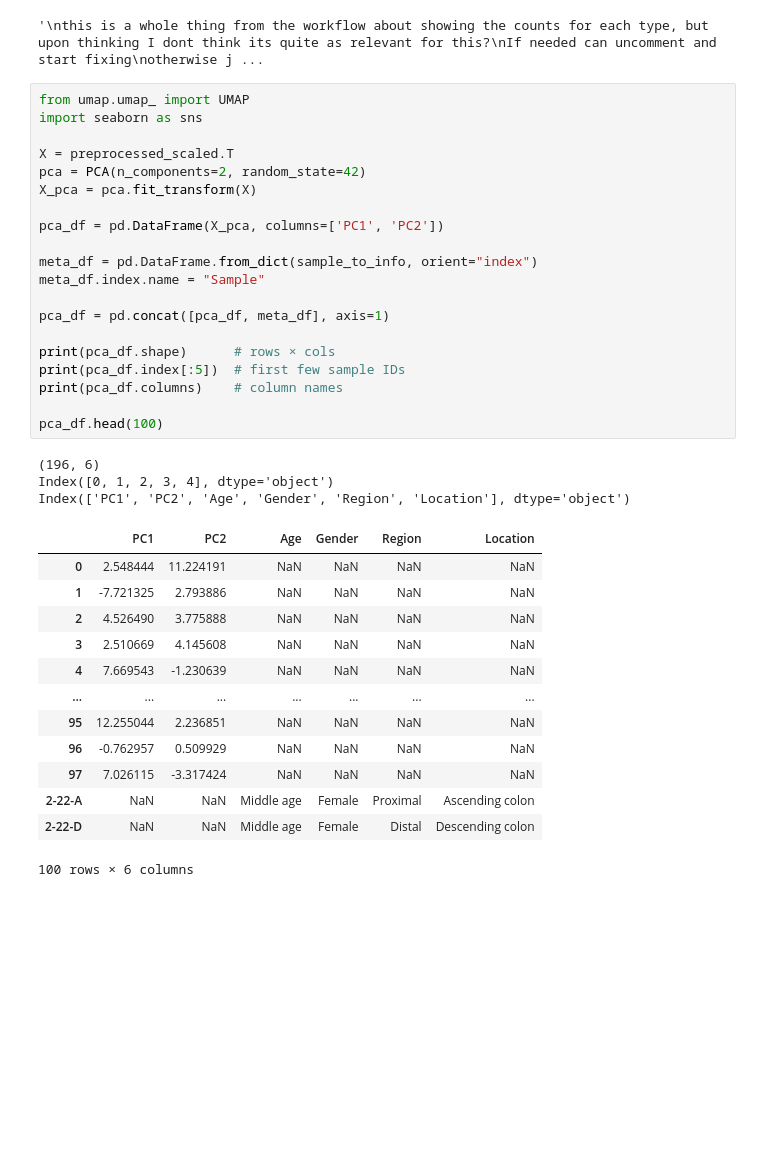
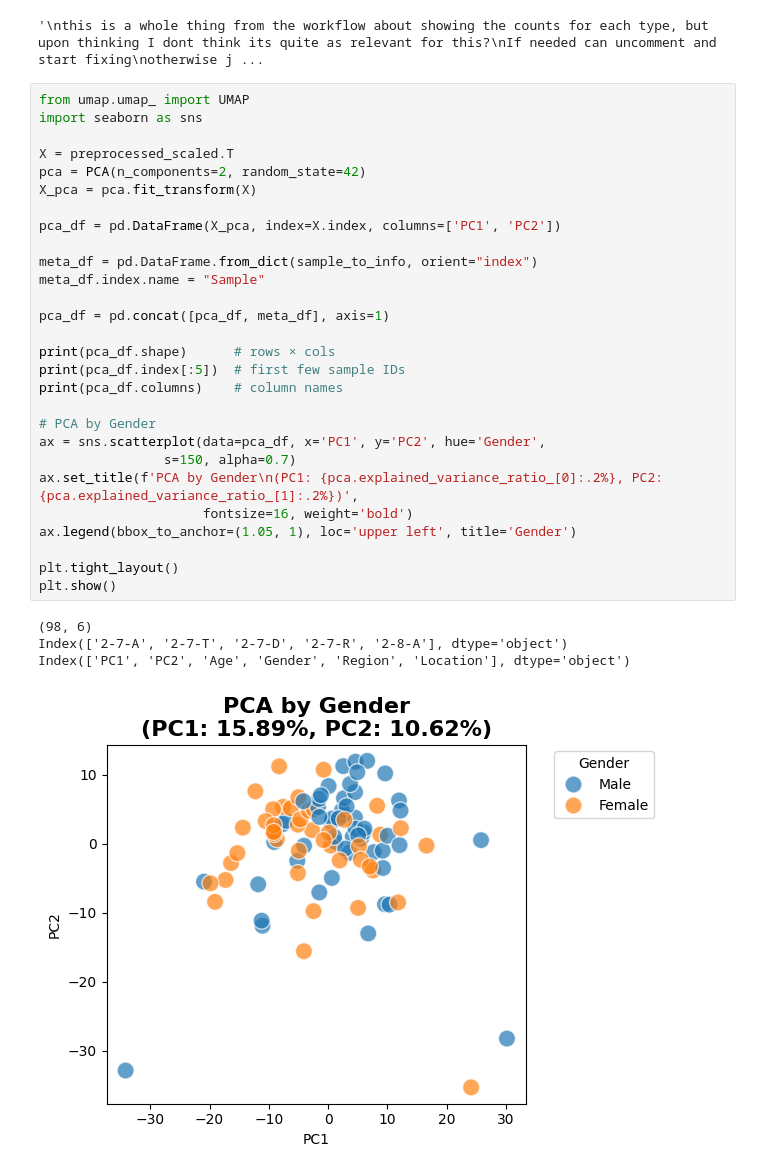
Before and after one commit to CadenBold/intestinal-omics, a Jupyter notebook: working.ipynb, the cells around one changed output. Drawn from its saved outputs; the diff is of its cells as text; blank space fills up the shorter version.

```diff
--- a/working.ipynb
+++ b/working.ipynb
@@ -172,37 +172,33 @@ display(all_groups_summary)
 # %%
 from umap.umap_ import UMAP
 import seaborn as sns
 
 X = preprocessed_scaled.T
 pca = PCA(n_components=2, random_state=42)
 X_pca = pca.fit_transform(X)
 
-pca_df = pd.DataFrame(X_pca, columns=['PC1', 'PC2'])
+pca_df = pd.DataFrame(X_pca, index=X.index, columns=['PC1', 'PC2'])
 
 meta_df = pd.DataFrame.from_dict(sample_to_info, orient="index")
 meta_df.index.name = "Sample"
 
 pca_df = pd.concat([pca_df, meta_df], axis=1)
 
 print(pca_df.shape)      # rows × cols
 print(pca_df.index[:5])  # first few sample IDs
 print(pca_df.columns)    # column names
 
-pca_df.head(100)
+# PCA by Gender
+ax = sns.scatterplot(data=pca_df, x='PC1', y='PC2', hue='Gender',
+                s=150, alpha=0.7)
+ax.set_title(f'PCA by Gender\n(PC1: {pca.explained_variance_ratio_[0]:.2%}, PC2: {pca.explained_variance_ratio_[1]:.2%})',
+                     fontsize=16, weight='bold')
+ax.legend(bbox_to_anchor=(1.05, 1), loc='upper left', title='Gender')
+
+plt.tight_layout()
+plt.show()
 # %% [output]
-(196, 6)
-Index([0, 1, 2, 3, 4], dtype='object')
+(98, 6)
+Index(['2-7-A', '2-7-T', '2-7-D', '2-7-R', '2-8-A'], dtype='object')
 Index(['PC1', 'PC2', 'Age', 'Gender', 'Region', 'Location'], dtype='object')
-|  | PC1 | PC2 | Age | Gender | Region | Location |
-| 0 | 2.548444 | 11.224191 | NaN | NaN | NaN | NaN |
-| 1 | -7.721325 | 2.793886 | NaN | NaN | NaN | NaN |
-| 2 | 4.526490 | 3.775888 | NaN | NaN | NaN | NaN |
-| 3 | 2.510669 | 4.145608 | NaN | NaN | NaN | NaN |
-| 4 | 7.669543 | -1.230639 | NaN | NaN | NaN | NaN |
-| ... | ... | ... | ... | ... | ... | ... |
-| 95 | 12.255044 | 2.236851 | NaN | NaN | NaN | NaN |
-| 96 | -0.762957 | 0.509929 | NaN | NaN | NaN | NaN |
-| 97 | 7.026115 | -3.317424 | NaN | NaN | NaN | NaN |
-| 2-22-A | NaN | NaN | Middle age | Female | Proximal | Ascending colon |
-| 2-22-D | NaN | NaN | Middle age | Female | Distal | Descending colon |
-100 rows × 6 columns
+[figure, added]
```
Also changed, not shown: parts of 12 cells of this notebook.
